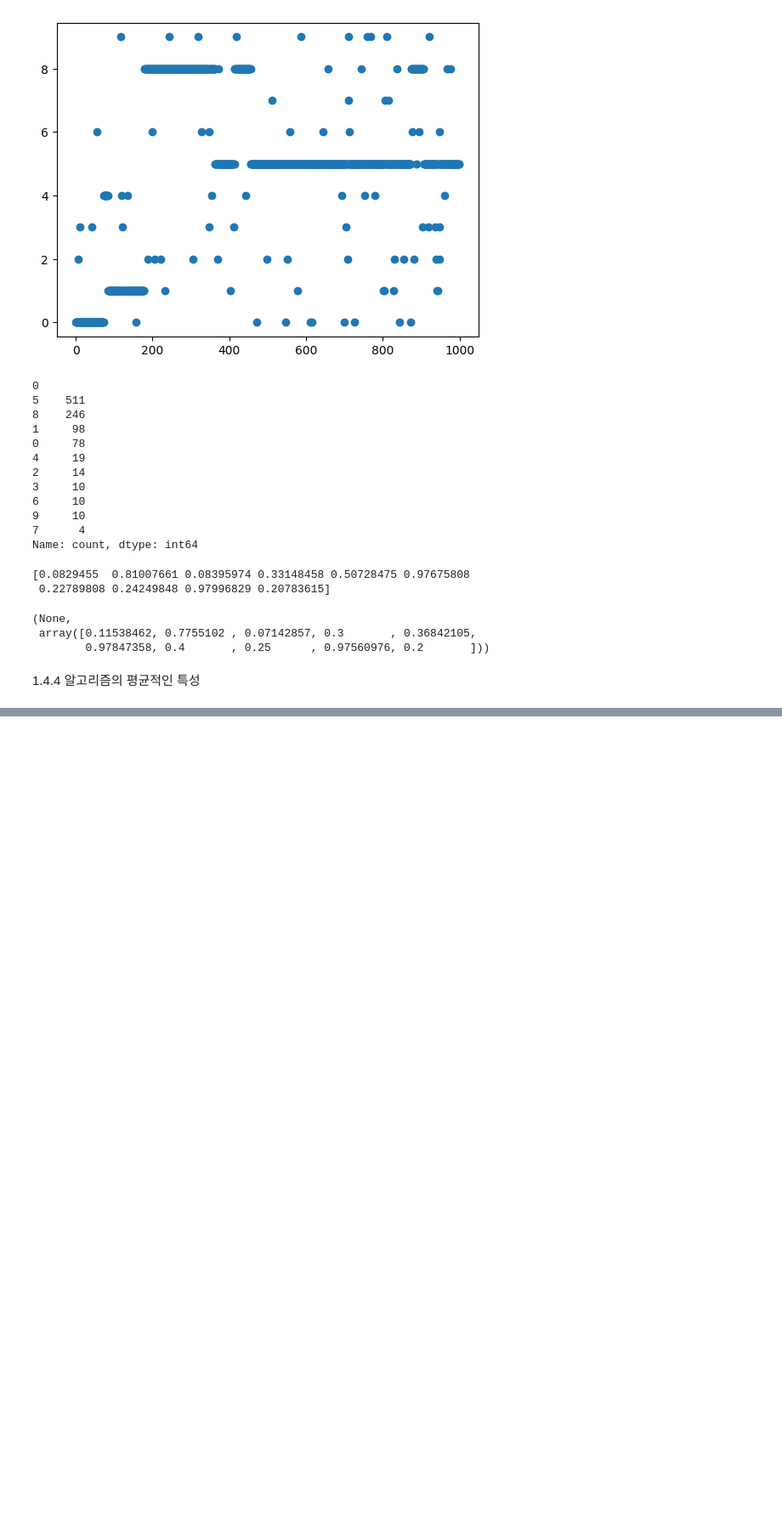
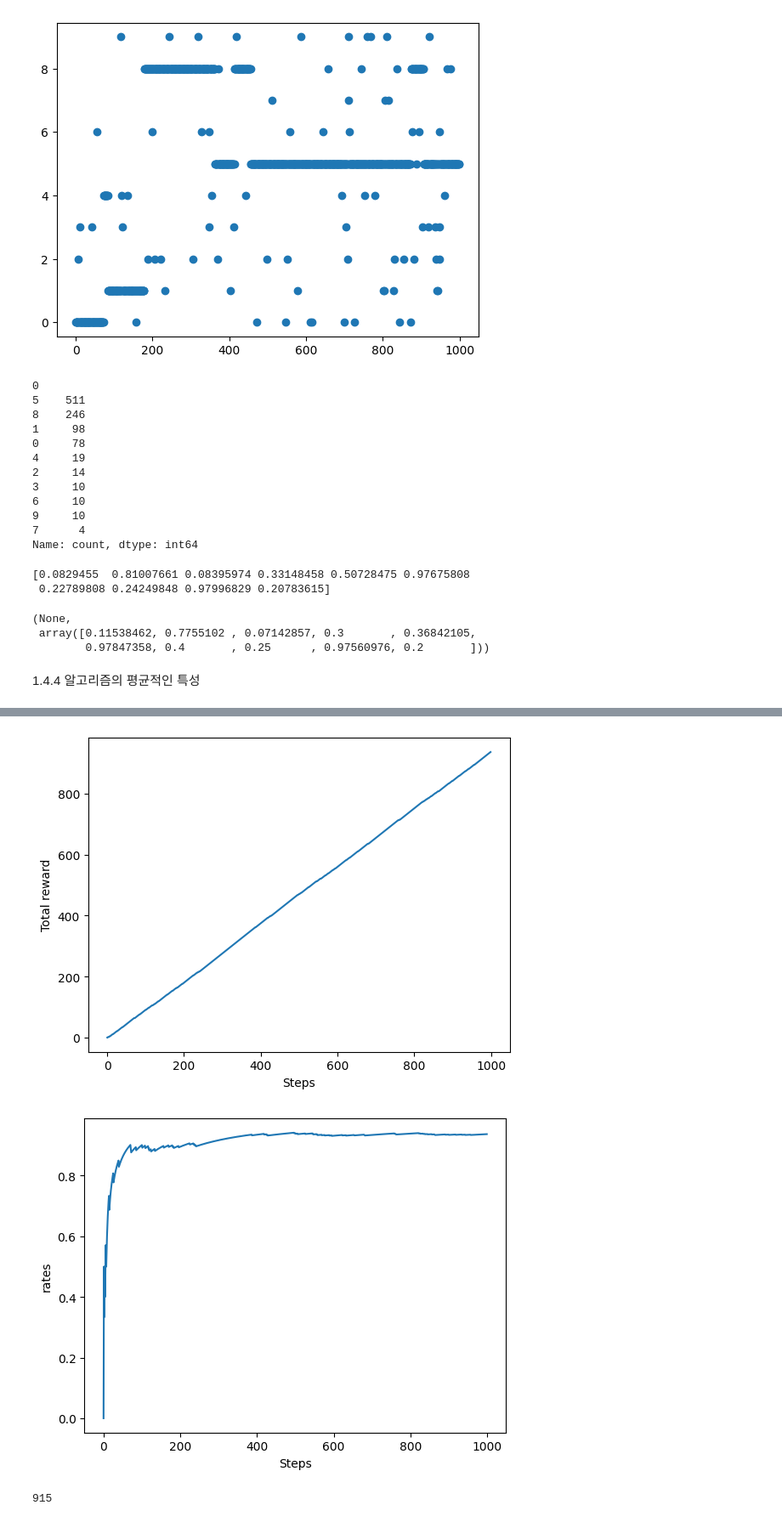
Before and after one commit to Laser-Cho/Costa-Del-Sol, a Jupyter notebook: ch1.ipynb, the cells around one changed output, grey strips where cells are left out. Shown at 85% size. Saved outputs shown, nothing was run; the diff lists cells and outputs as text; code cells hidden in the pictures; blank space fills up the shorter version.

```diff
--- a/ch1.ipynb
+++ b/ch1.ipynb
@@ -233,0 +265,15 @@ bandit.show(), agent.Qs
+# %%
+class NonStatBandit:
+    def __init__(self, arms=10):
+        self.rates = np.random.rand(arms) # 슬롯머신들의 승률 설정
+        self.arms = arms
+
+    def play(self, arm):
+        rate = self.rates[arm]
+        self.rates += 0.1*np.random.randn(self.arms)  # 노이즈 추가
+        if rate > np.random.rand():
+            return 1
+        return 0
+
+    def show(self):
+        print(self.rates)
@@ -233,0 +301,7 @@ bandit.show(), agent.Qs
+# %%
+bandit = NonStatBandit()
+agent = AlphaAgent(epsilon, 0.8)
+total_reward = 0
+total_rewards = [] # 보상 합
+rates = []         # 승률
+actions = []
@@ -233,0 +320,13 @@ bandit.show(), agent.Qs
+# %%
+plt.ylabel("Total reward")
+plt.xlabel("Steps")
+plt.plot(total_rewards)
+plt.show()
+
+plt.ylabel("rates")
+plt.xlabel("Steps")
+plt.plot(rates)
+plt.show()
+# %% [output]
+[figure, added]
+[figure, added]
@@ -233,0 +339,12 @@ bandit.show(), agent.Qs
+# %%
+for step in range(steps):
+    action = agent.get_action()  # ① 행동 선택
+    reward = bandit.play(action) # ② 실제로 플레이하고 보상 받음
+    agent.update(action, reward) # ③ 행동과 보상을 통한 학습
+    total_reward += reward
+    total_rewards.append(total_reward)
+    rates.append(total_reward / (step+1))
+
+print(total_reward)
+# %% [output]
+915
```
Also changed, not shown: parts of 13 cells of this notebook.
